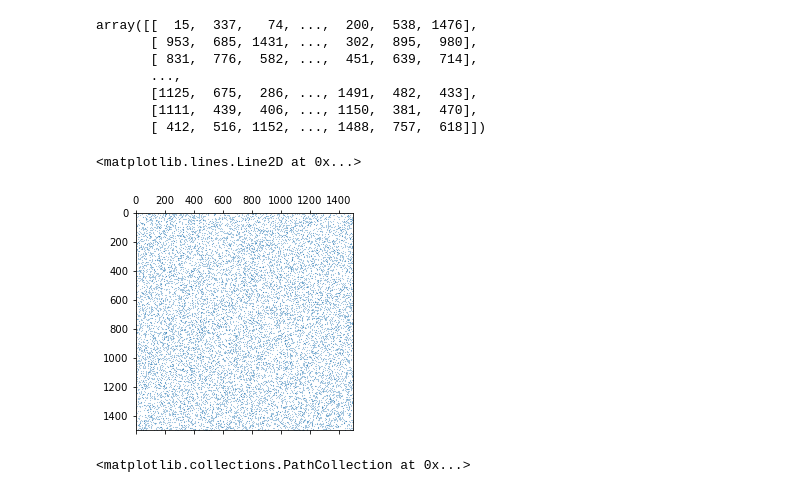
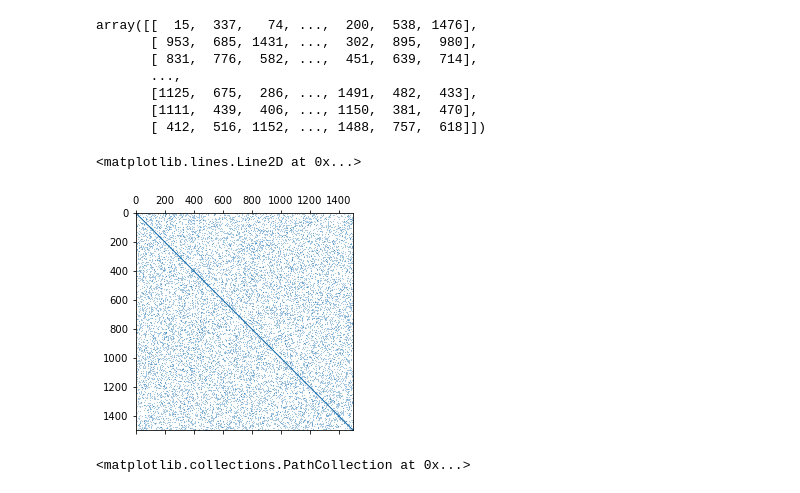
Before and after one commit to thast/numerical-journeys, a Jupyter notebook: Machine Learning - jupyter notebooks/Spectral Clustering from scratch or almost.ipynb, the cells around one changed output. Cells and saved outputs as stored; diff of their text form; code cells hidden in the pictures.

```diff
--- a/jupyter notebooks/Spectral Clustering from scratch or almost.ipynb
+++ b/Machine Learning - jupyter notebooks/Spectral Clustering from scratch or almost.ipynb
@@ -58,8 +59,10 @@ A[:,kindx] = 1.
 # %%
-plt.spy(A,markersize=0.1)
+# build sparse Laplacian matrix
+L = sp.diags(kneighbors * np.ones(data_subset_for_test.shape[0])) - A
+plt.spy(L,markersize=0.1)
 # %% [output]
 <matplotlib.lines.Line2D at 0x...>
-[figure, old version]
+[figure, new version]
 # %%
 # find the 2 biggest eigenvectors of the adjacency matrix
 keig = 2
```
Also changed, not shown: parts of 2 cells of this notebook, 3 other files.
